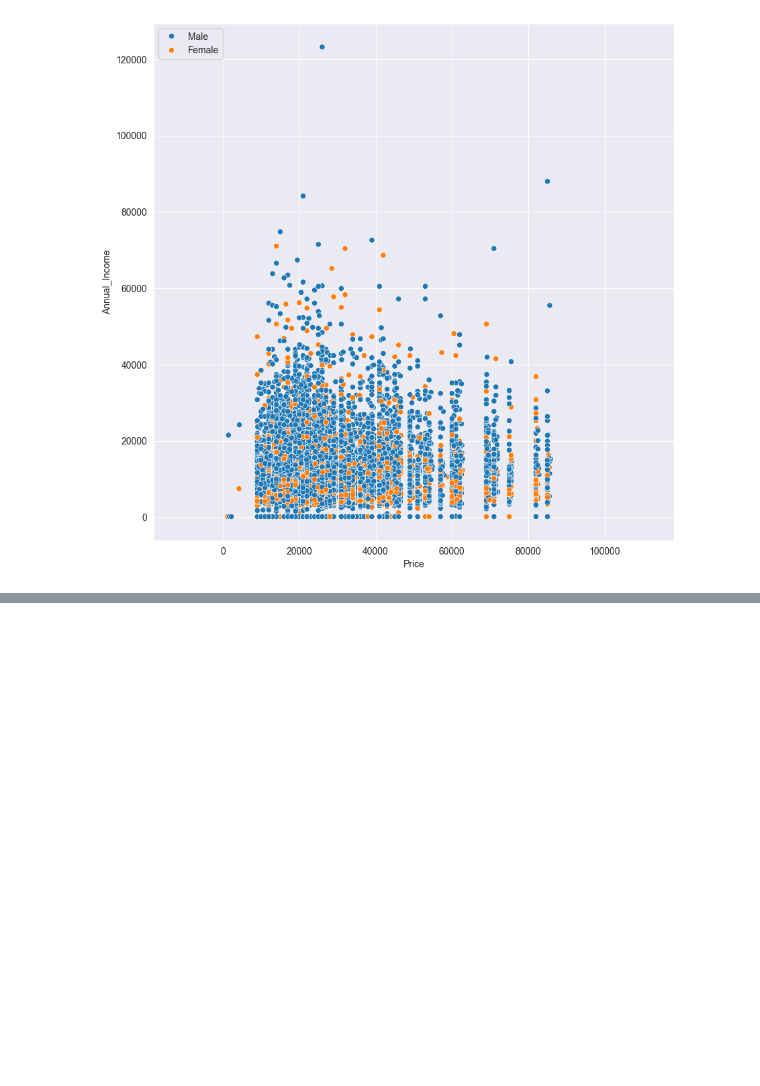
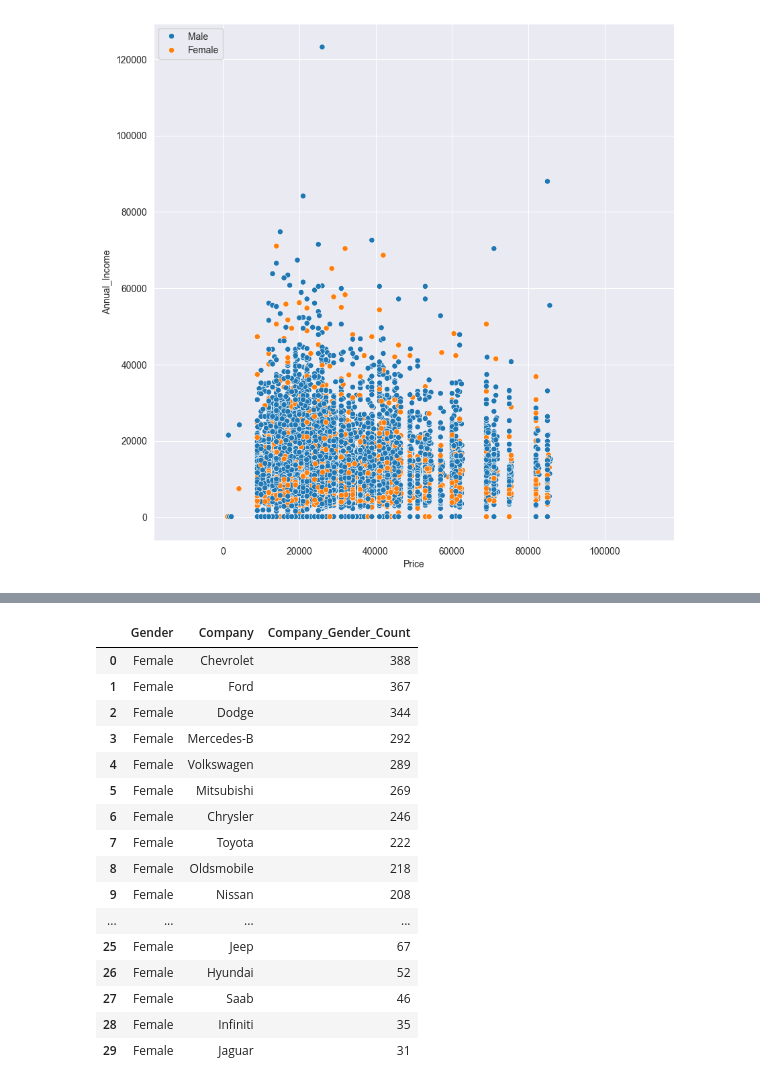
Before and after one commit to File500/Data_science_and_analysis, a Jupyter notebook: analysis/visual_analysis/car_ownership_and_sales_EDA.ipynb, the cells around one changed output, grey strips where cells are left out. Drawn from its saved outputs; the diff is of its cells as text; code cells hidden in the pictures; blank space fills up the shorter version.

```diff
--- a/analysis/visual_analysis/car_ownership_and_sales_EDA.ipynb
+++ b/analysis/visual_analysis/car_ownership_and_sales_EDA.ipynb
@@ -247,0 +283,24 @@ plt.legend(loc='upper left')
+# %%
+filtered = sql_to_df('''select Gender, Company, count(Company) as Company_Gender_Count from sales
+                        group by Gender, Company
+                        having  Gender == "Female"
+                        order by Company_Gender_Count desc''')
+filtered
+# %% [output]
+|  | Gender | Company | Company_Gender_Count |
+| 0 | Female | Chevrolet | 388 |
+| 1 | Female | Ford | 367 |
+| 2 | Female | Dodge | 344 |
+| 3 | Female | Mercedes-B | 292 |
+| 4 | Female | Volkswagen | 289 |
+| 5 | Female | Mitsubishi | 269 |
+| 6 | Female | Chrysler | 246 |
+| 7 | Female | Toyota | 222 |
+| 8 | Female | Oldsmobile | 218 |
+| 9 | Female | Nissan | 208 |
+| ... | ... | ... | ... |
+| 25 | Female | Jeep | 67 |
+| 26 | Female | Hyundai | 52 |
+| 27 | Female | Saab | 46 |
+| 28 | Female | Infiniti | 35 |
+| 29 | Female | Jaguar | 31 |
```
Also changed, not shown: parts of 5 cells of this notebook.
